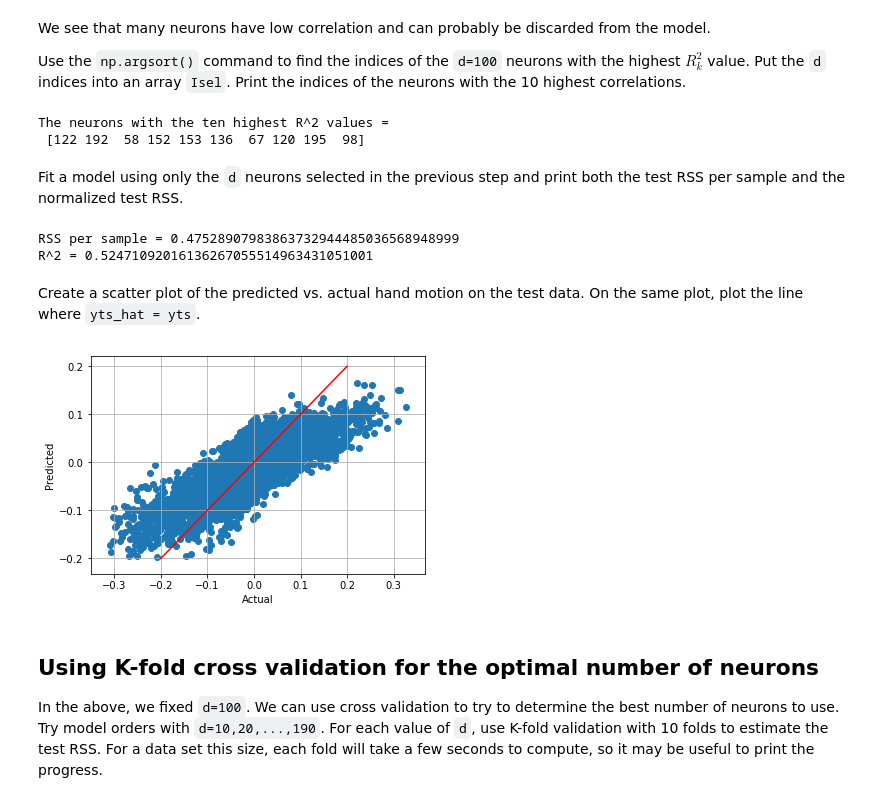
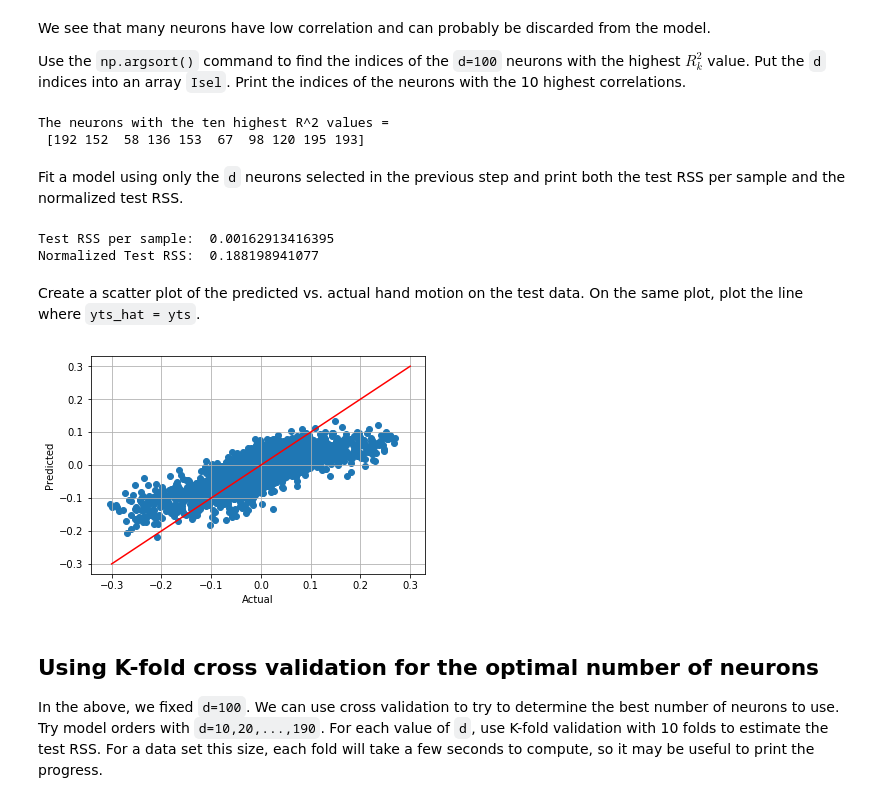
Before and after one commit to cb3157/machine-learning, a Jupyter notebook: model_sel/lab_neural_partial.ipynb, the cells around one changed output. Drawn from its saved outputs; the diff is of its cells as text; code cells hidden in the pictures.

```diff
--- a/model_sel/lab_neural_partial.ipynb
+++ b/model_sel/lab_neural_partial.ipynb
@@ -159,0 +116,14 @@ plt.show()
+# %%
+# TODO
+xm = np.mean(Xtr, axis=0)
+ym = np.mean(ytr)
+
+X1 = Xtr-xm[None,:]
+y1 = ytr-ym
+
+syy = np.mean(y1**2)
+sxy = np.mean(X1*y1[:,None],axis=0)
+sxx = np.mean(X1**2,axis=0)
+
+Rsq = sxy**2/(1e-8+sxx)/syy
+plt.stem(Rsq)
@@ -165,38 +138,38 @@ Use the `np.argsort()` command to find the indices of the `d=100` neurons with t
 d = 100  # Number of neurons to use
 
 # TODO
-Isel = np.argsort(Rsq)[::-1]
+I = np.argsort(Rsq)[::-1]
+Isel = I[:d]
 print("The neurons with the ten highest R^2 values =  \n",Isel[:10])
 # %% [output]
 The neurons with the ten highest R^2 values =
- [122 192  58 152 153 136  67 120 195  98]
+ [192 152  58 136 153  67  98 120 195 193]
 # %% [markdown]
 Fit a model using only the `d` neurons selected in the previous step and print both the test RSS per sample and the normalized test RSS.
-# %%
-# TODO
-Xsel=X0[:,Isel[:d]]
-ysel=y0[:]
-regr=linear_model.LinearRegression()
-regr.fit(Xsel,ysel)
-ysel_pred = regr.predict(Xsel)
-RSS_test = np.mean((ysel_pred-ysel)**2)/(np.std(ysel)**2)
-Rsq_test = 1-RSS_test
-print("RSS per sample = {0:.35f}".format(RSS_test))
-print("R^2 = {0:.35f}".format(Rsq_test))
-# %% [output]
-RSS per sample = 0.47528907983863732944485036568948999
-R^2 = 0.52471092016136267055514963431051001
+# %%
+# TODO
+regr.fit(Xtr[:,Isel], ytr)
+yts_hat = regr.predict(Xts[:,Isel])
+
+RSS_samp = np.mean((yts_hat-yts)**2)
+RSS_norm = np.mean((yts_hat-yts)**2)/(np.std(yts**2))
+
+print("Test RSS per sample: ", RSS_samp)
+print("Normalized Test RSS: ", RSS_norm)
+# %% [output]
+Test RSS per sample:  0.00162913416395
+Normalized Test RSS:  0.188198941077
 # %% [markdown]
 Create a scatter plot of the predicted vs. actual hand motion on the test data.  On the same plot, plot the line where `yts_hat = yts`.
 # %%
 # TODO
-plt.scatter(ysel,ysel_pred)
-plt.plot([-0.2 ,0.2],[-0.2,0.2],'r')
+plt.scatter(yts, yts_hat)
+plt.plot([-0.3 ,0.3],[-0.3,0.3],'r')
 plt.xlabel('Actual')
 plt.ylabel('Predicted')
 plt.grid()
 # %% [output]
-[figure, old version]
+[figure, new version]
 # %% [markdown]
 ## Using K-fold cross validation for the optimal number of neurons
 
```
Also changed, not shown: parts of 8 cells of this notebook.
